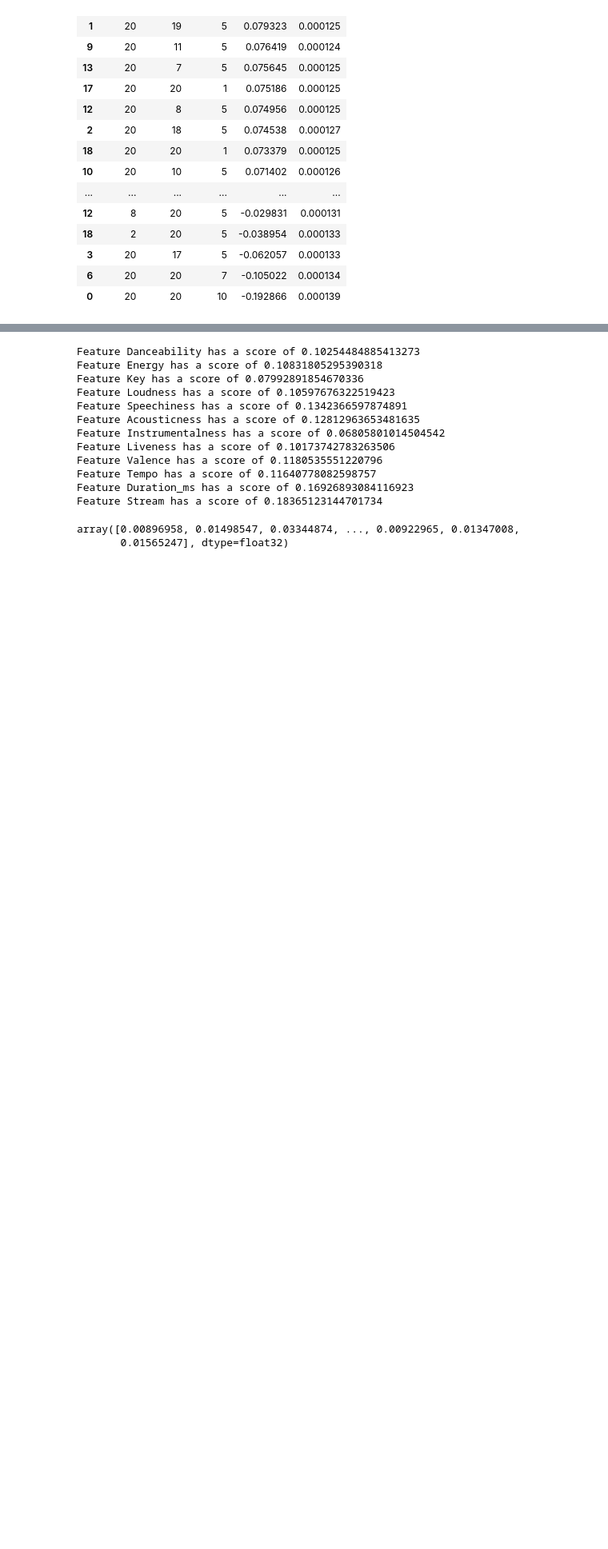
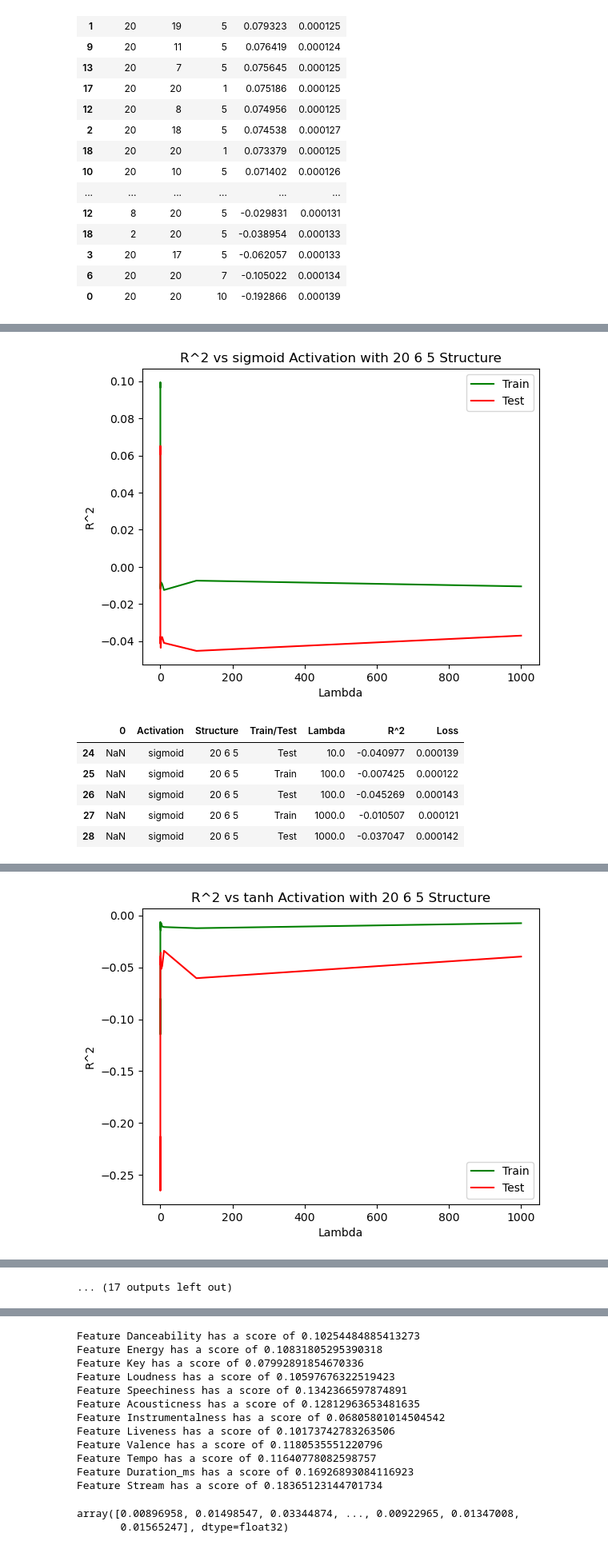
Before and after one commit to NickyDCFP/Machine-Learning-4563-Final-Project, a Jupyter notebook: keras.ipynb, the cells around one changed output, grey strips where cells are left out. Shown at 80% size. Drawn from its saved outputs; the diff is of its cells as text; code cells hidden in the pictures; blank space fills up the shorter version.

```diff
--- a/keras.ipynb
+++ b/keras.ipynb
@@ -290,0 +370,61 @@ def test_regularization():
+# %%
+
+def test_structure(struct, activation, results):
+    res = pd.DataFrame(['Activation', 'Train/Test', 'Lambda', 'R^2', 'Loss'])
+    lambdas = [0, 1e-7, 1e-6, 1e-3, 0.01, 0.1, 1, 2, 5, 10, 100, 1000]
+    for l2 in lambdas:
+        model = keras.Sequential([
+        Dense(struct[0], activation=activation, kernel_regularizer=regularizers.l2(l2), input_shape=(X_train_scaled.shape[1], )),
+        Dense(struct[1], activation=activation, kernel_regularizer=regularizers.l2(l2)),
+        Dense(struct[2], activation=activation, kernel_regularizer=regularizers.l2(l2)),
+        Dense(1)])
+        optimizer = Adam(learning_rate=0.0001) # Tried out 0.01 learning rate, not much different. 0.001 is the default. Lowering learning rate gives steady descent, nice
+        model.compile(optimizer=optimizer, loss='mean_squared_error', metrics=[r2])
+        fit = model.fit(X_train_scaled, y_train,
+                    epochs=150,
+                    batch_size=150,
+                    verbose=0)
+        loss, r_2 = fit.history['loss'][-1], fit.history['r2'][-1]
+        res = pd.concat([res, pd.DataFrame({
+            'Activation': activation,
+            'Structure': " ".join(str(x) for x in struct),
+            'Train/Test': 'Train',
+            'Lambda': l2,
+            'R^2': r_2,
+            'Loss': loss
+        }, index=['L2'])], ignore_index=True)
+
+        loss, r_2 = model.evaluate(X_test_scaled, y_test)
+        res = pd.concat([res, pd.DataFrame({
+            'Activation': activation,
+            'Structure': " ".join(str(x) for x in struct),
+            'Train/Test': 'Test',
+            'Lambda': l2,
+            'R^2': r_2,
+            'Loss': loss
+        }, index=['L2'])], ignore_index=True)
+
+    fig, ax = plt.subplots()
+    train_data = res[res['Train/Test'] == 'Train']
+    test_data = res[res['Train/Test'] == 'Test']
+    ax.plot(train_data['Lambda'], train_data['R^2'], label='Train', color='green')
+    ax.plot(test_data['Lambda'], test_data['R^2'], label='Test', color='red')
+    ax.legend()
+    ax.set_xlabel('Lambda')
+    ax.set_ylabel('R^2')
+    ax.set_title(f'R^2 vs {activation} Activation with {" ".join(str(x) for x in struct)} Structure')
+    plt.show()
+    results = pd.concat([results, res], axis=0)
+    return results
+
+def test_models(activations=['sigmoid', 'tanh', 'relu'], structures = ([20, 6, 5], [20, 20, 5], [20, 11, 5])):
+    results = pd.DataFrame(['Activation', 'Structure', 'Train/Test', 'Lambda', 'R^2', 'Loss'])
+    for struct in structures:
+        for activation in activations:
+            results = test_structure(struct, activation, results)
+            display(results.tail(5))
+    display(results)
+    return results
+
+results = test_models()
+# %% [output]
@@ -290,0 +443,7 @@ def test_regularization():
+[figure, added]
+|  | 0 | Activation | Structure | Train/Test | Lambda | R^2 | Loss |
+| 24 | NaN | sigmoid | 20 6 5 | Test | 10.0 | -0.040977 | 0.000139 |
+| 25 | NaN | sigmoid | 20 6 5 | Train | 100.0 | -0.007425 | 0.000122 |
+| 26 | NaN | sigmoid | 20 6 5 | Test | 100.0 | -0.045269 | 0.000143 |
+| 27 | NaN | sigmoid | 20 6 5 | Train | 1000.0 | -0.010507 | 0.000121 |
+| 28 | NaN | sigmoid | 20 6 5 | Test | 1000.0 | -0.037047 | 0.000142 |
@@ -290,0 +462 @@ def test_regularization():
+[figure, added]
@@ -290,0 +507 @@ def test_regularization():
+... (17 outputs left out)
```
Also changed, not shown: parts of 8 cells of this notebook.
